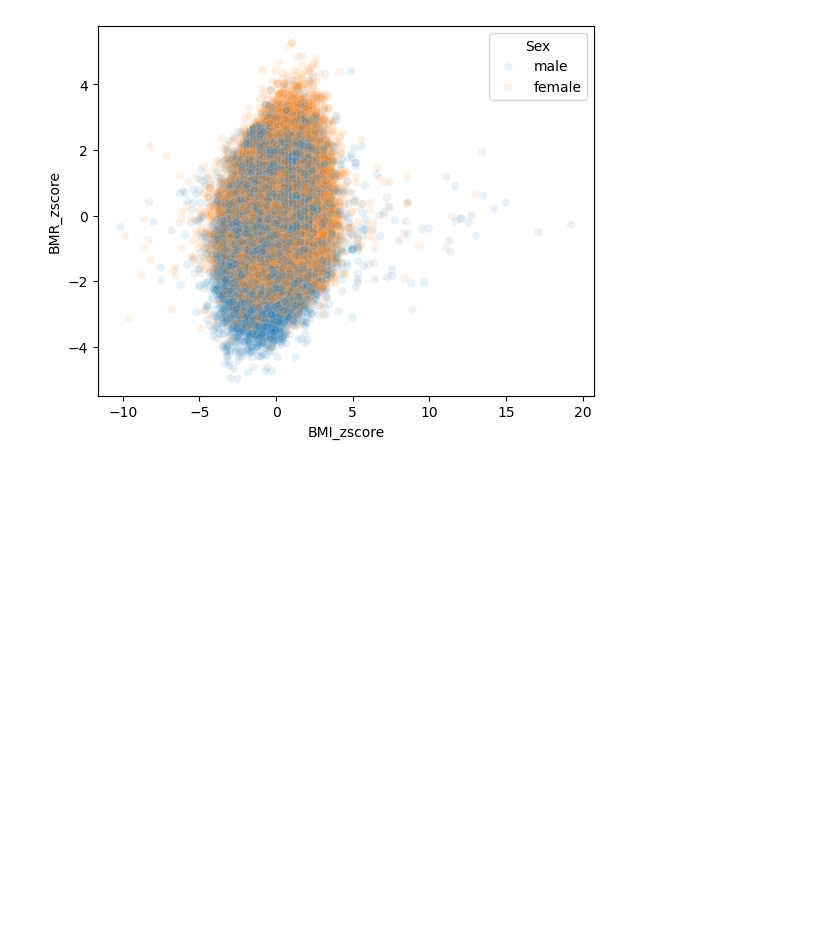
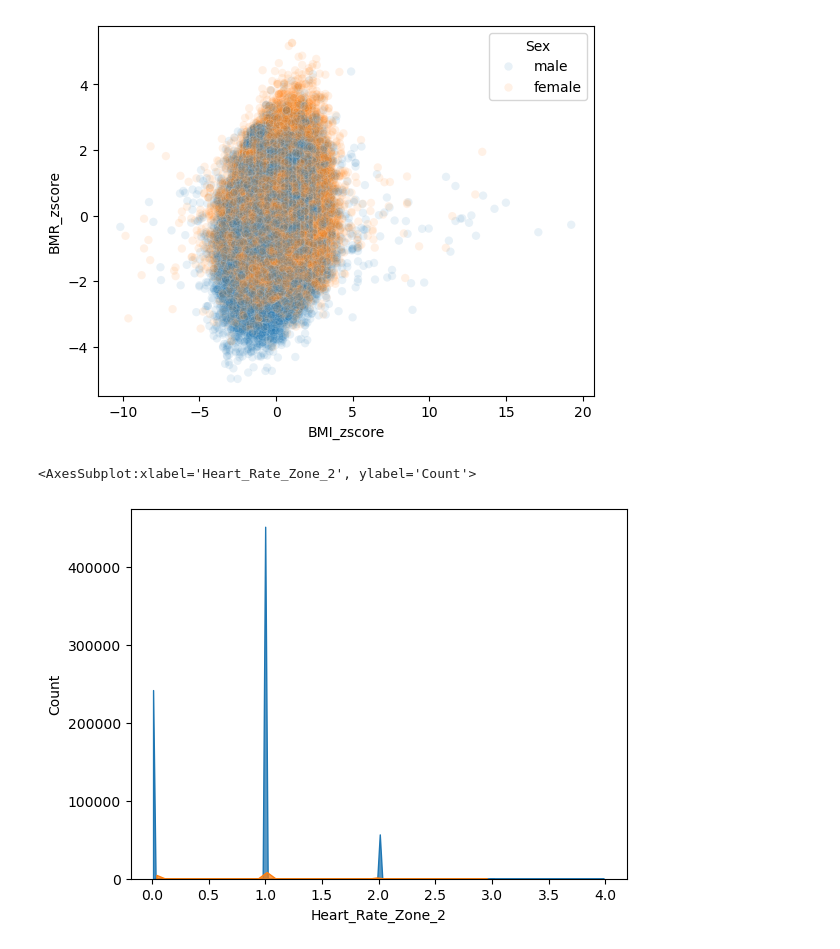
Before and after one commit to richardjana/kaggle, a Jupyter notebook: Playground_Series_5_05--Predict_Calorie_Expenditure/data_analysis.ipynb, the cells around one changed output. Drawn from its saved outputs; the diff is of its cells as text; code cells hidden in the pictures; blank space fills up the shorter version.

```diff
--- a/Playground_Series_5_05--Predict_Calorie_Expenditure/data_analysis.ipynb
+++ b/Playground_Series_5_05--Predict_Calorie_Expenditure/data_analysis.ipynb
@@ -210,3 +210,15 @@ sc = sns.scatterplot(data=data_train, x='BMR_zscore', y='Calories', hue='Sex', a
 sc = sns.scatterplot(data=data_train, x='BMI_zscore', y='BMR_zscore', hue='Sex', alpha=0.1)
 # %% [output]
 [figure]
+# %%
+# "official" heart rate zones
+data_original = pd.read_csv('calories.csv')
+
+data_train['Heart_Rate_Zone_2'] = pd.cut(data_train['Heart_Rate']/(220-data_train['Age'])*100, bins=[0, 50, 65, 80, 85, 92, 100], labels=[0, 1, 2, 3, 4, 5]).astype(int)
+data_original['Heart_Rate_Zone_2'] = pd.cut(data_original['Heart_Rate']/(220-data_original['Age'])*100, bins=[0, 50, 65, 80, 85, 92, 100], labels=[0, 1, 2, 3, 4, 5]).astype(int)
+# %%
+sns.histplot(data=data_train, x='Heart_Rate_Zone_2', element="poly")
+sns.histplot(data=data_original, x='Heart_Rate_Zone_2', element="poly")
+# %% [output]
+<AxesSubplot:xlabel='Heart_Rate_Zone_2', ylabel='Count'>
+[figure, added]
```
Also changed, not shown: parts of 3 cells of this notebook, 2 other files.
